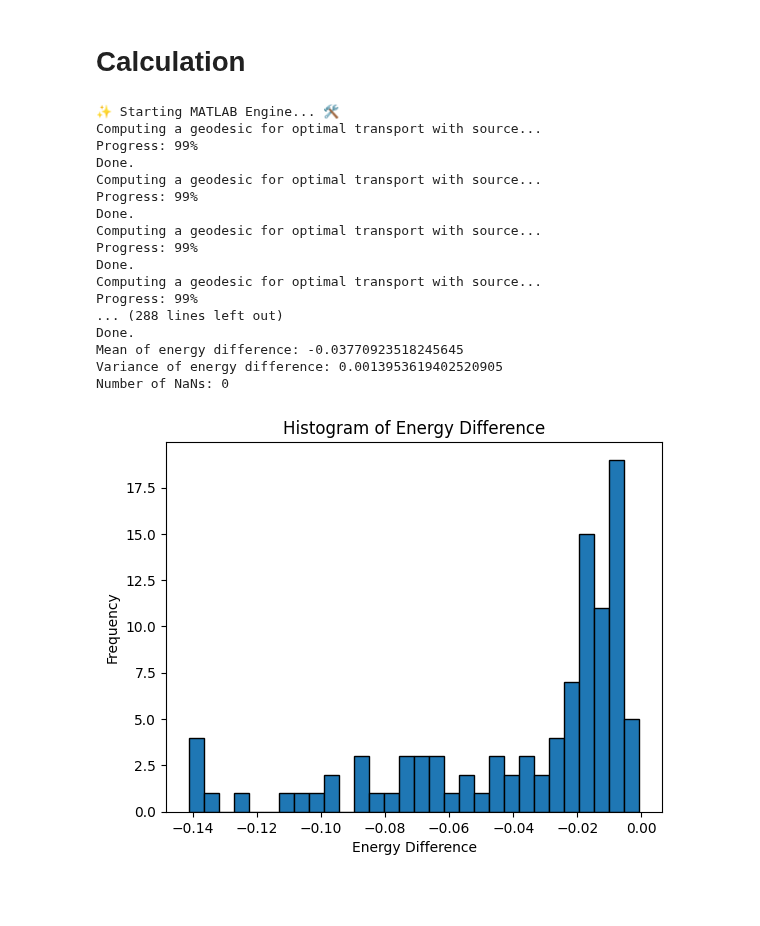
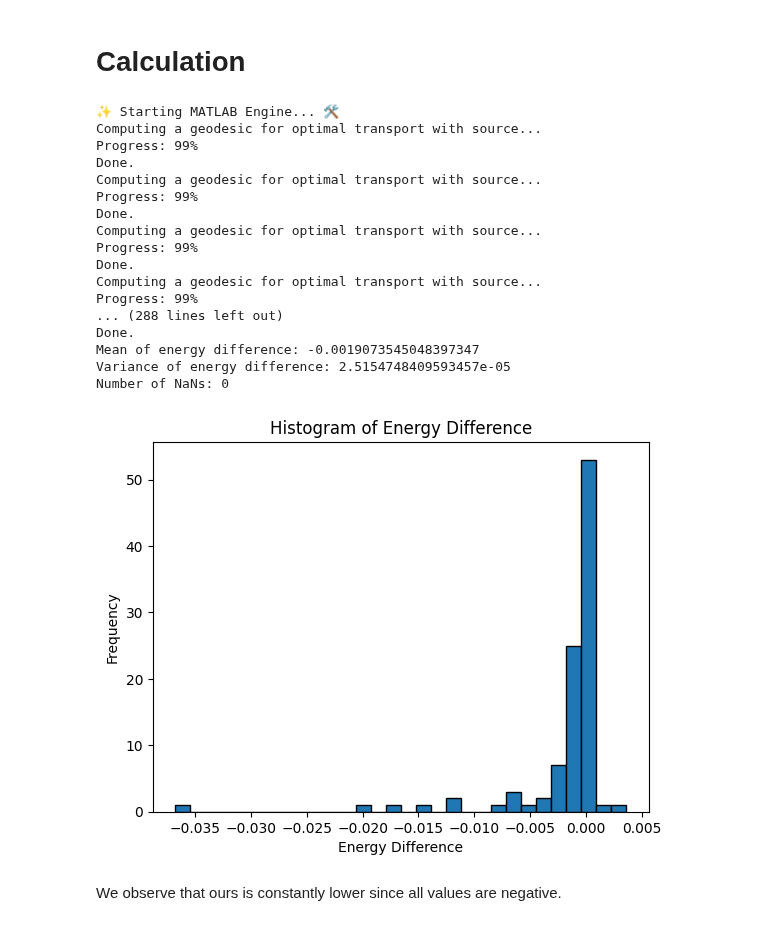
Before and after one commit to mao1756/acuot, a Jupyter notebook: exploratory/proximal/unconstrained/[WIP]ours_vs_jing_energy_variance.ipynb, the cells around one changed output. Saved outputs shown, nothing was run; the diff lists cells and outputs as text; code cells hidden in the pictures; blank space fills up the shorter version.

```diff
--- a/exploratory/proximal/unconstrained/[WIP]ours_vs_jing_energy_variance.ipynb
+++ b/exploratory/proximal/unconstrained/[WIP]ours_vs_jing_energy_variance.ipynb
@@ -62,8 +62,8 @@ delta = 1.0
 
 # Parameters for Jing et al. (2022)
 alpha = 1.0  # Originally 5
-mu = 0.0007 # Originally 0.007
-tao = 0.0007 # Originally 0.007
+mu = 0.007 # Originally 0.007
+tao = 0.007 # Originally 0.007
 N_itr = 10000  # Originally 1000000
 
 X = [0, 1]
@@ -72,8 +72,6 @@ dx = (X[1] - X[0]) / Nx
 dt = 1 / Nt
 x_space = np.linspace(X[0], X[1], Nx)
 t_space = np.linspace(T[0], T[1], Nt)
-
-rho_0, rho_1 = generate_distribution(256)
 
 # starting MATLAB engine
 output_buffer = io.StringIO()
@@ -88,7 +86,7 @@ nan_count = 0
 for _ in range(100):
     rho_0, rho_1 = generate_distribution(Nx)
     # our algorithm
-    ll = (1.0, 1.0)
+    ll = (1.0, X[1]-X[0])
     x_ours, lists = computeGeodesic(rho_0, rho_1, Nt, ll, p= 2.0, q=2.0, delta=delta, niter=N_itr)
     # Jing et al. (2022)
     eng.workspace['Nx'] = float(Nx)
@@ -117,33 +115,35 @@ for _ in range(100):
 mean_energy_diff = np.mean(energy_diff)
 variance_energy_diff = np.var(energy_diff)
 
 # Print mean and variance
 print(f"Mean of energy difference: {mean_energy_diff}")
 print(f"Variance of energy difference: {variance_energy_diff}")
 print(f"Number of NaNs: {nan_count}")
 
 # Plot histogram
 plt.hist(energy_diff, bins=30, edgecolor='black')
 plt.title('Histogram of Energy Difference')
 plt.xlabel('Energy Difference')
 plt.ylabel('Frequency')
 plt.show()
 # %% [output]
 ✨ Starting MATLAB Engine... 🛠️
 Computing a geodesic for optimal transport with source...
 Progress: 99%
 Done.
 Computing a geodesic for optimal transport with source...
 Progress: 99%
 Done.
 Computing a geodesic for optimal transport with source...
 Progress: 99%
 Done.
 Computing a geodesic for optimal transport with source...
 Progress: 99%
 ... (288 lines left out)
 Done.
-Mean of energy difference: -0.03770923518245645
-Variance of energy difference: 0.0013953619402520905
+Mean of energy difference: -0.0019073545048397347
+Variance of energy difference: 2.5154748409593457e-05
 Number of NaNs: 0
-[figure, old version]
+[figure, new version]
+# %% [markdown]
+We observe that ours is constantly lower since all values are negative.
```
Also changed, not shown: parts of 15 cells of this notebook.
